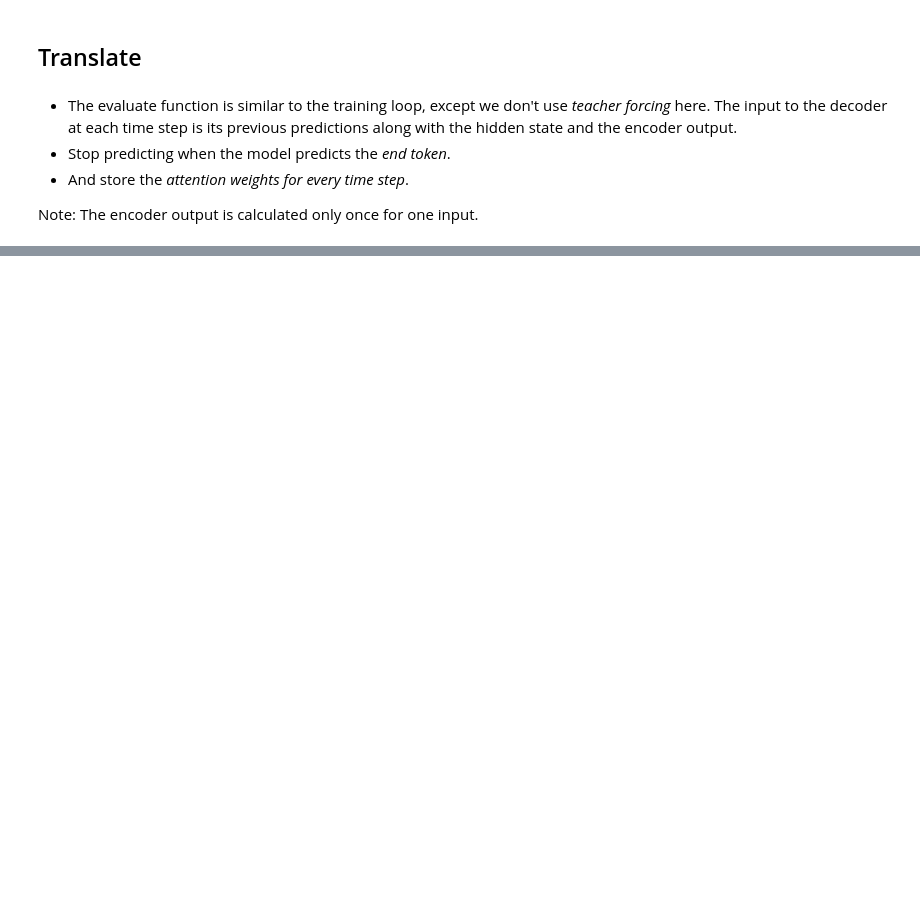
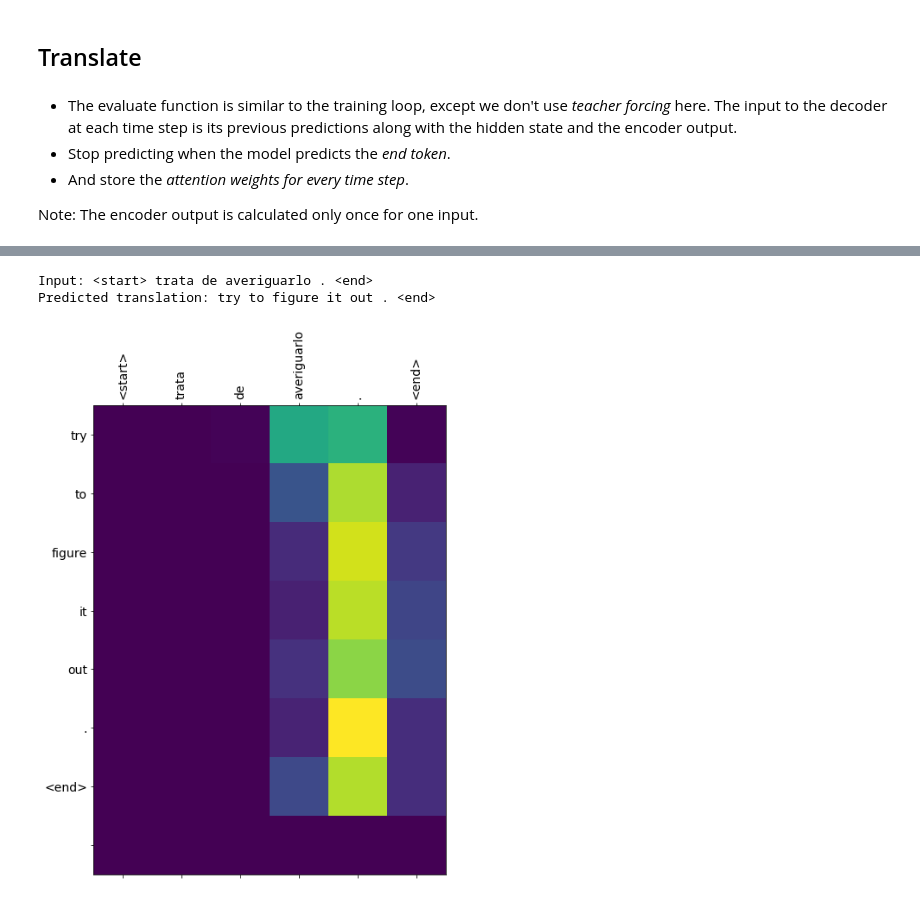
Before and after one commit to rahiakela/natural-language-processing-case-studies, a Jupyter notebook: neural_machine_translation_with_attention_for_english_spanish.ipynb, the cells around one changed output, grey strips where cells are left out. Drawn from its saved outputs; the diff is of its cells as text; code cells hidden in the pictures; blank space fills up the shorter version.

```diff
--- a/neural_machine_translation_with_attention_for_english_spanish.ipynb
+++ b/neural_machine_translation_with_attention_for_english_spanish.ipynb
@@ -466,0 +548,7 @@ Note: The encoder output is calculated only once for one input.
+# %%
+# wrong translation
+translate(u'trata de averiguarlo.')
+# %% [output]
+Input: <start> trata de averiguarlo . <end>
+Predicted translation: try to figure it out . <end>
+[figure, added]
```
Also changed, not shown: parts of 15 cells of this notebook.
